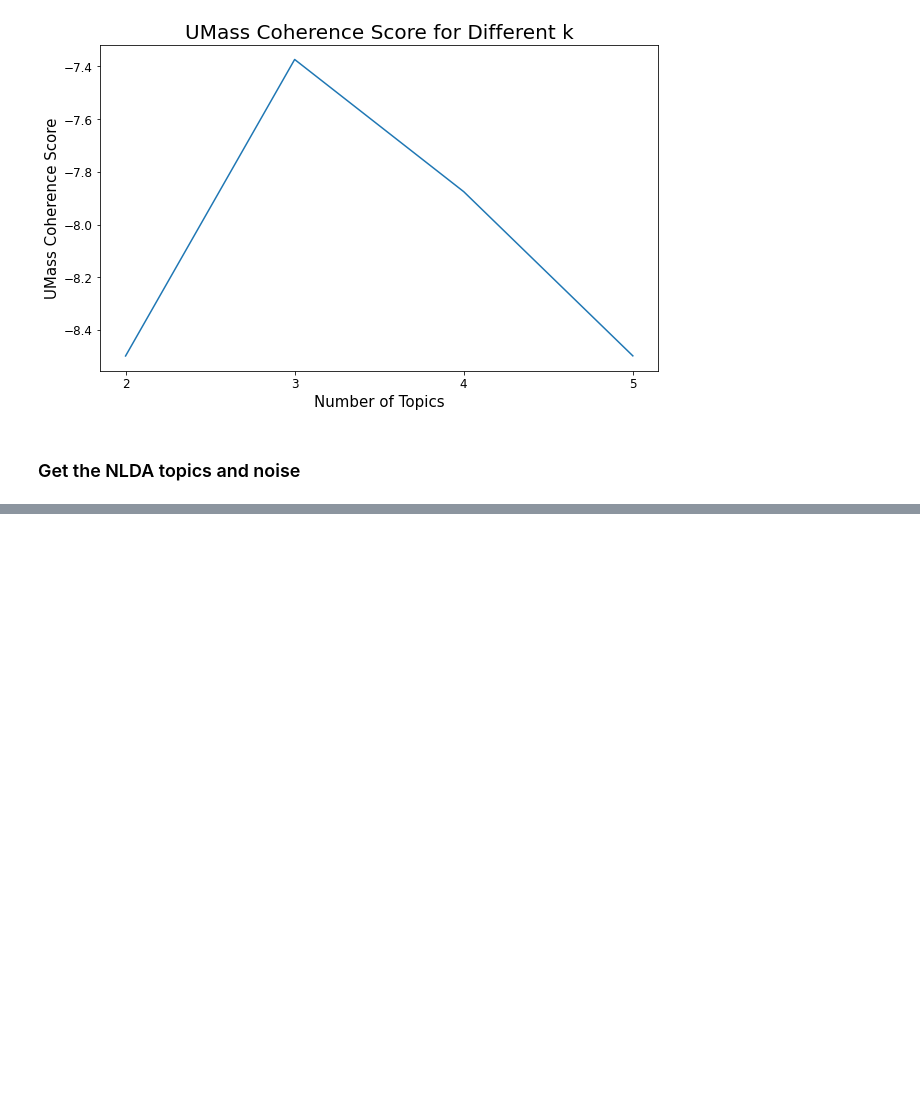
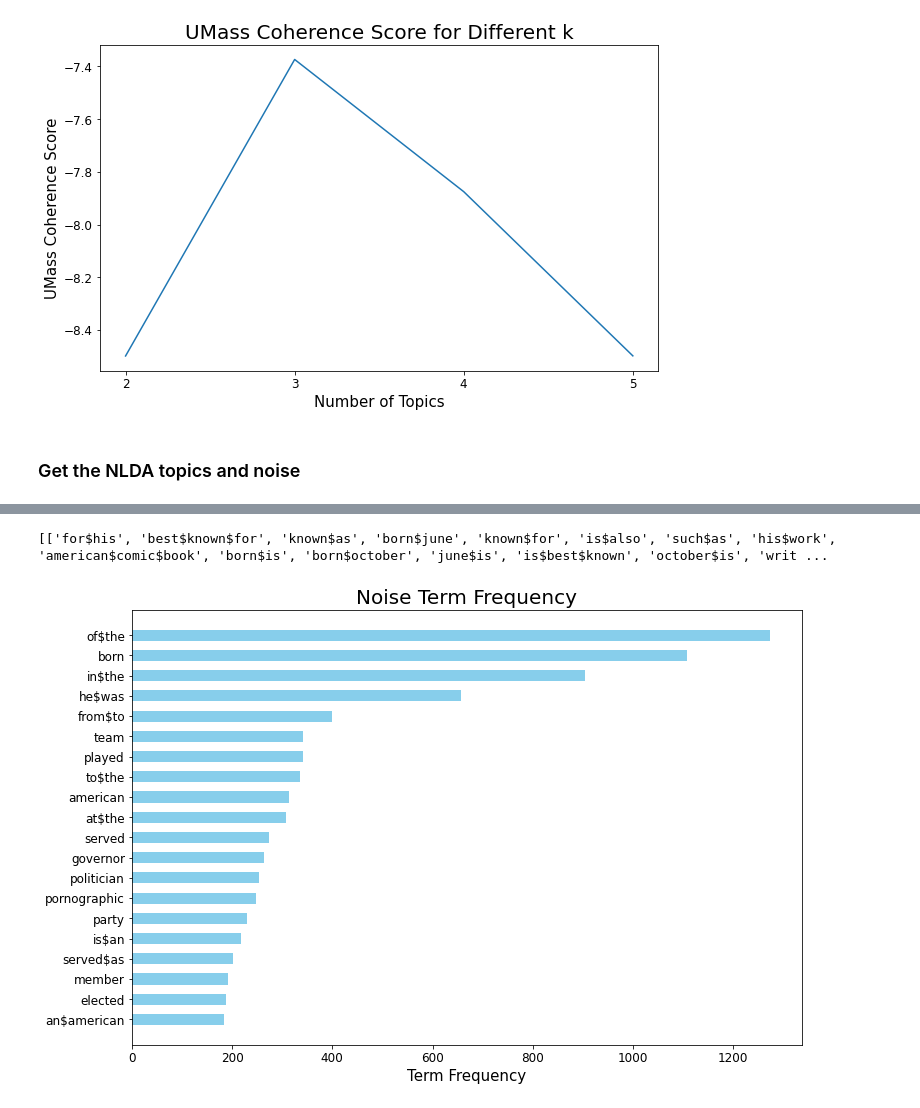
Before and after one commit to NeilChenccc/Optimization-Topic-Modeling, a Jupyter notebook: Project_Source_Code.ipynb, the cells around one changed output, grey strips where cells are left out. Drawn from its saved outputs; the diff is of its cells as text; code cells hidden in the pictures; blank space fills up the shorter version.

```diff
--- a/Project_Source_Code.ipynb
+++ b/Project_Source_Code.ipynb
@@ -162,0 +158,33 @@ plt.savefig("Noise.png", dpi=300)
+# %%
+dataset = load_flat_dataset("dbpedia_clean.csv")
+# %%
+# add bigrams to the dataset
+seed_topics_file = "dbpedia_seed_topics.csv"
+
+ngrams = []
+with open(seed_topics_file, 'r') as f:
+    for line in f:
+        topic = line.strip().split(',')
+        for w in topic:
+            if '$' in w:
+                ngrams.append(w)
+dataset = insert_ngrams_flat_from_lists(dataset, ngrams, [])
+all_bigram = []
+for i in dataset:
+    tmp = []
+    for index in range(0,len(i)-1):
+        tmp.append('$'.join(i[index:index+2]))
+    all_bigram.append(tmp)
+dataset.extend(all_bigram)
+# %%
+model = GTM(dataset=dataset, mallet_tnd_path=tnd_path, mallet_gtm_path=gtm_path,
+              tnd_k=20, gtm_k=20, tnd_beta1 = 16, over_sampling_factor=100, phi=10,
+              top_words=20,tnd_iterations=1000, gtm_iterations=1000, seed_topics_file=seed_topics_file)
+# %%
+topics = model.get_topics()
+noise = model.get_noise_distribution()
+topic_formula = model.show_topics()
+coherence = model.get_coherent()
+print("Noise:",noise)
+print("\nTopics:", topic_formula)
+print("\nUMass Coherence Score:", coherence)
@@ -162,0 +209,4 @@ plt.savefig("Noise.png", dpi=300)
+# %%
+print(clean_topic)
+# %% [output]
+[['for$his', 'best$known$for', 'known$as', 'born$june', 'known$for', 'is$also', 'such$as', 'his$work', 'american$comic$book', 'born$is', 'born$october', 'june$is', 'is$best$known', 'october$is', 'writ ...
@@ -162,0 +217,10 @@ plt.savefig("Noise.png", dpi=300)
+# %%
+fig, ax = plt.subplots(figsize=(12, 8))
+ax.barh(noise_data.Noise_Word[30:], noise_data.Noise_Weight[30:], height=0.55, color="skyblue")
+plt.xlabel("Term Frequency", fontsize=15)
+plt.xticks(fontsize=12)
+plt.yticks(fontsize=12)
+plt.title("Noise Term Frequency", fontsize=20)
+plt.savefig("Noise.png", dpi=300)
+# %% [output]
+[figure, added]
```
Also changed, not shown: parts of 36 cells of this notebook, 7 other files.
